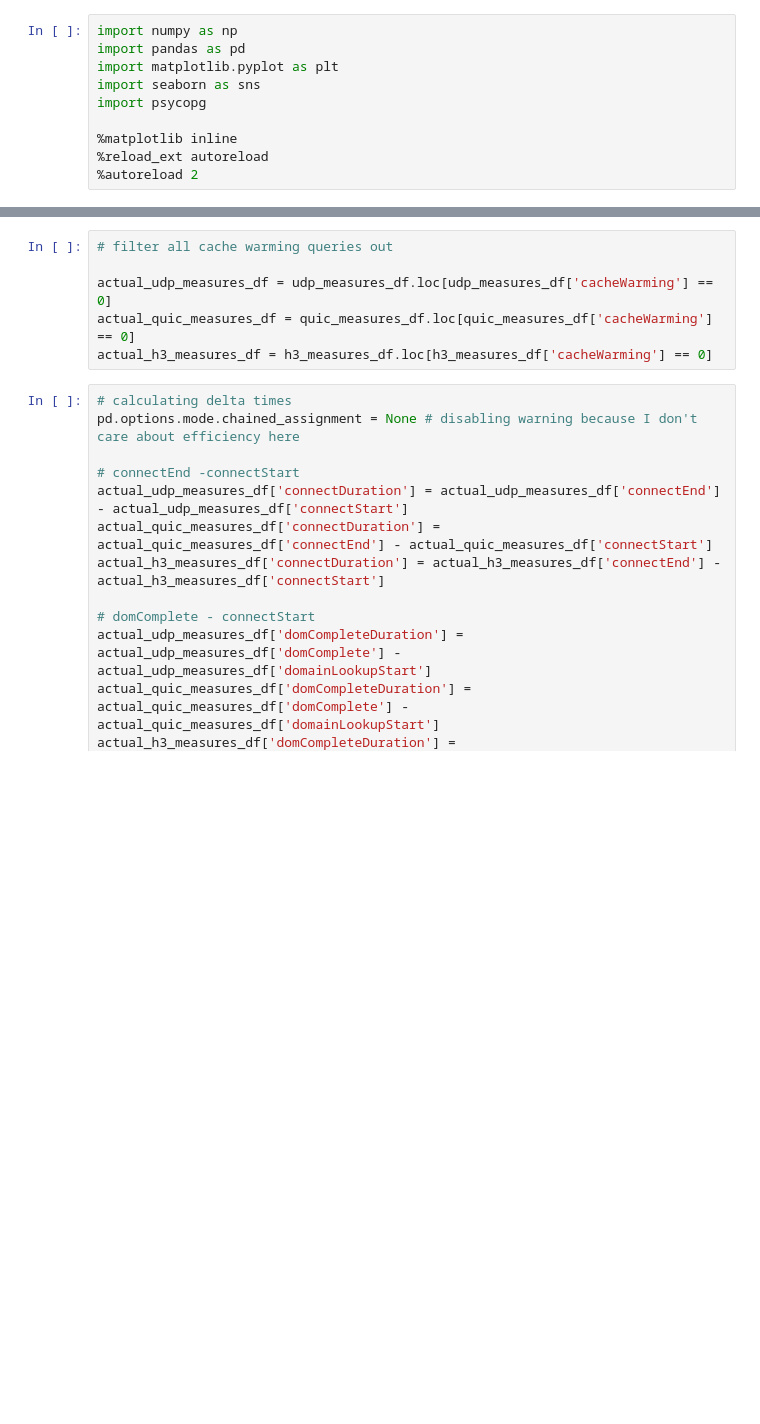
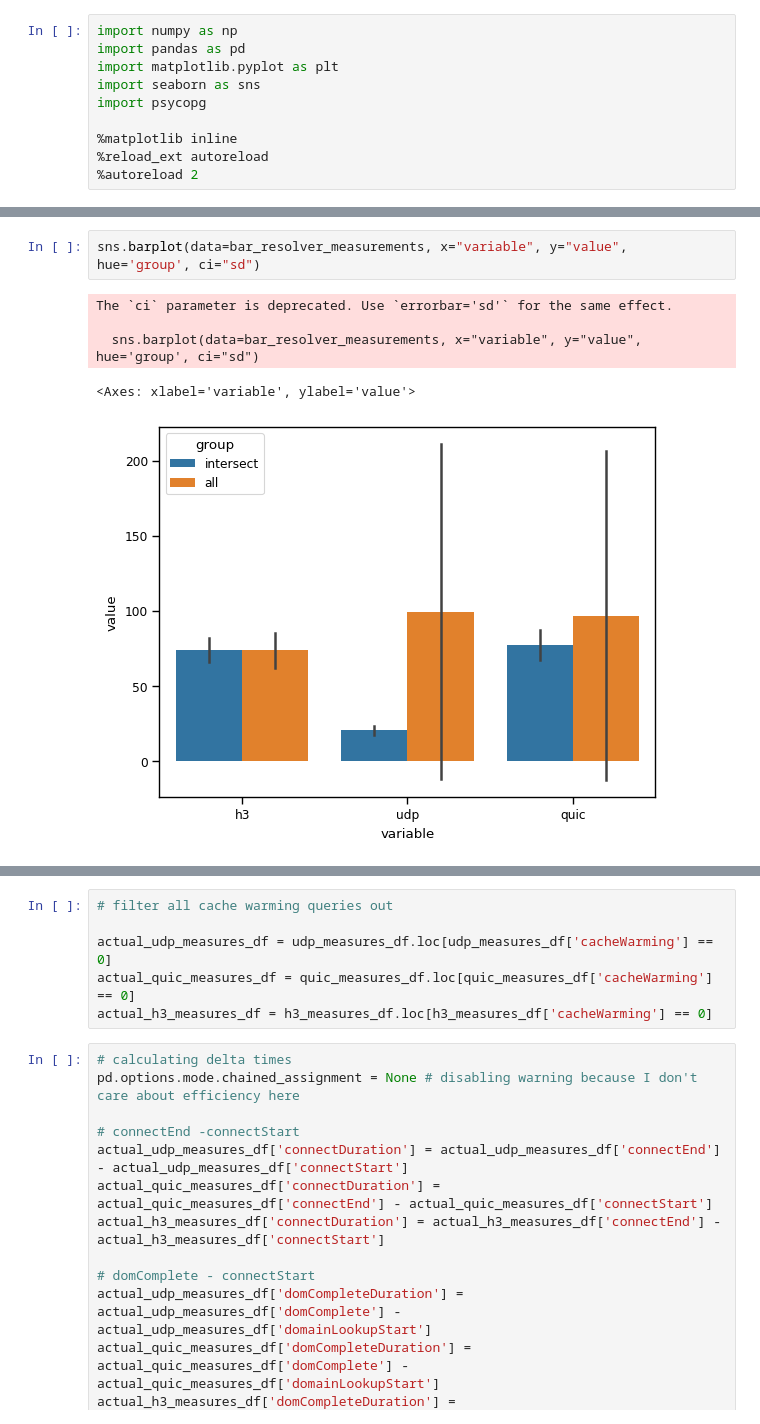
Before and after one commit to philipp0x62/web-performance, a Jupyter notebook: analysis/dns-measurement-analysis.ipynb, the cells around one changed output, grey strips where cells are left out. Saved outputs shown, nothing was run; the diff lists cells and outputs as text; blank space fills up the shorter version.

```diff
--- a/analysis/dns-measurement-analysis.ipynb
+++ b/analysis/dns-measurement-analysis.ipynb
@@ -503,0 +422,8 @@ db.rollback()
+# %%
+sns.barplot(data=bar_resolver_measurements, x="variable", y="value", hue='group', ci="sd")
+# %% [output]
+The `ci` parameter is deprecated. Use `errorbar='sd'` for the same effect.
+
+  sns.barplot(data=bar_resolver_measurements, x="variable", y="value", hue='group', ci="sd")
+<Axes: xlabel='variable', ylabel='value'>
+[figure, added]
```
Also changed, not shown: parts of 47 cells of this notebook.
